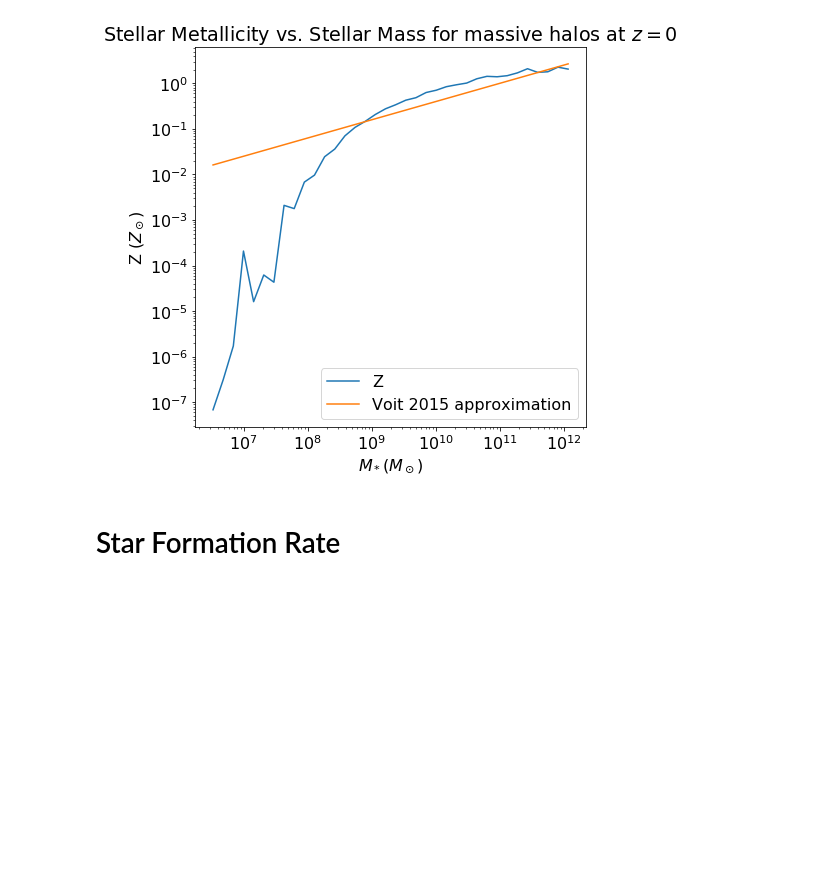
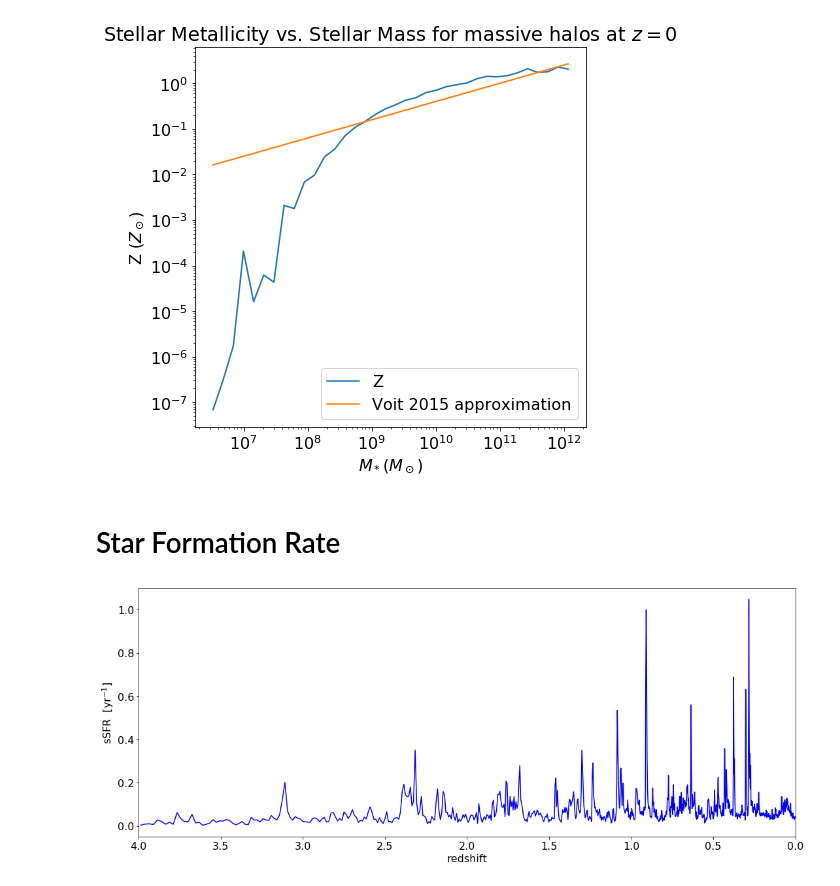
Before and after one commit to cjllorente827/comp_structure_research, a Jupyter notebook: bigbox_25Mpc/RD0265.ipynb, the cells around one changed output. Saved outputs shown, nothing was run; the diff lists cells and outputs as text; code cells hidden in the pictures; blank space fills up the shorter version.

```diff
--- a/stellar_mass_fraction/bigbox_25Mpc/RD0265.ipynb
+++ b/bigbox_25Mpc/RD0265.ipynb
@@ -188,5 +174,7 @@ metallicity_vs_stellar_mass(hd, ds.current_redshift)
 # %%
 %aimport general_analysis_plots
 from general_analysis_plots import *
 
-star_formation(ds)
+star_formation(ds, max_halo)
+# %% [output]
+[figure, added]
```
Also changed, not shown: parts of 2 cells of this notebook, 36 other files.
